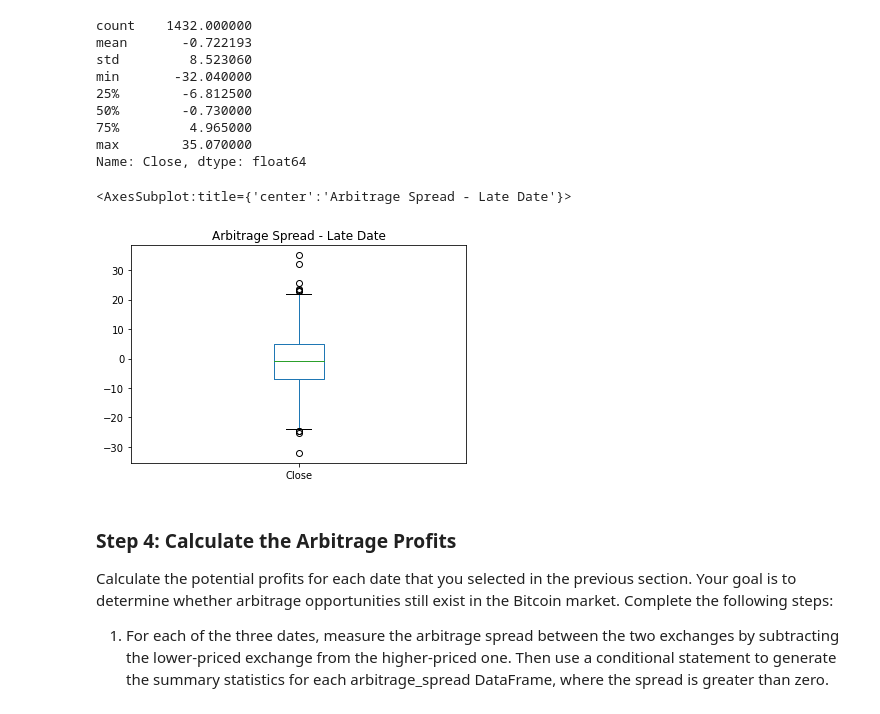
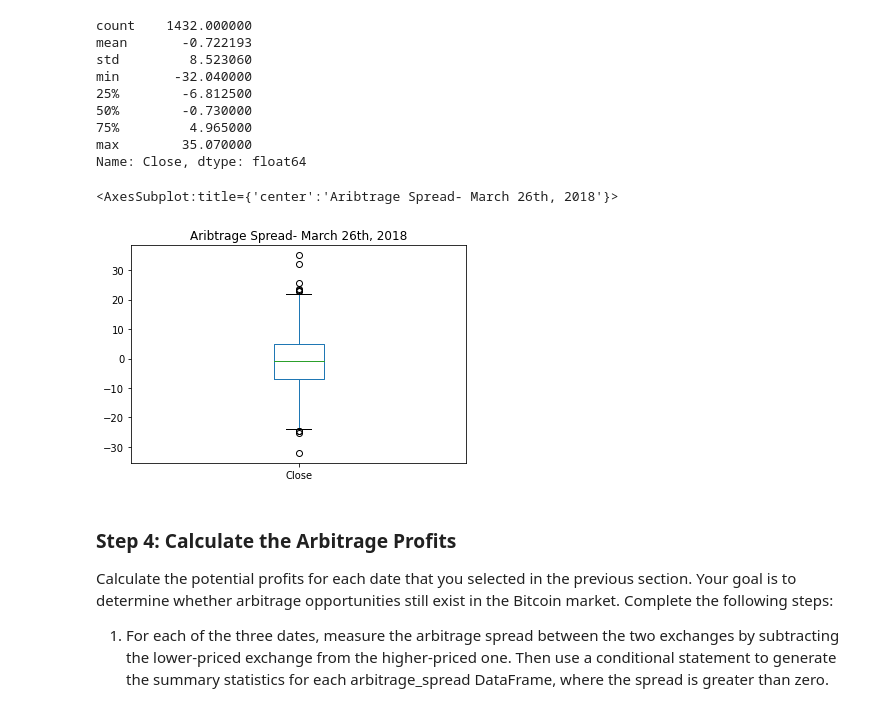
Before and after one commit to jtengsico/03-Financial-Analysis-Pandas, a Jupyter notebook: Starter_Code/crypto_arbitrage.ipynb, the cells around one changed output. Cells and saved outputs as stored; diff of their text form; code cells hidden in the pictures.

```diff
--- a/Starter_Code/crypto_arbitrage.ipynb
+++ b/Starter_Code/crypto_arbitrage.ipynb
@@ -420,6 +385,12 @@ Name: Close, dtype: float64
 # %%
 # Create an overlay plot that visualizes the two dataframes over a period of one day from late in the dataset.
 # Be sure that the plots include the parameters `legend`, `figsize`, `title`, `color` and `label`
-# YOUR CODE HERE
+bitstamp_late_close= bitstamp_sliced.loc['2018-03-26']
+bitstamp_late_close.plot(
+    legend= True, figsize=(17,12), title="March 26th, 2018", rot=45, color="orange", label="Bitstamp")
+
+coinbase_late_close= coinbase_sliced.loc['2018-03-26']
+coinbase_late_close.plot(
+    legend= True, figsize=(17,12), rot=45, color="purple", label="Coinbase")
 # %% [output]
 <AxesSubplot:title={'center':'March 26th, 2018'}, xlabel='Timestamp'>
@@ -427,10 +398,10 @@ Name: Close, dtype: float64
 # %%
 # Using the date from the late that you have selected, calculate the arbitrage spread
 # by subtracting the bitstamp lower closing prices from the coinbase higher closing prices
-arbitrage_spread_late = # YOUR CODE HERE
+arbitrage_spread_late = coinbase_late_close - bitstamp_late_close
 
 # Generate summary statistics for the late DataFrame
-.describe()
+arbitrage_spread_late.describe()
 # %% [output]
 count    1432.000000
 mean       -0.722193
@@ -443,10 +414,10 @@ max        35.070000
 Name: Close, dtype: float64
 # %%
 # Visualize the arbitrage spread from late in the dataset in a box plot
-# YOUR CODE HERE
+arbitrage_spread_late.plot(kind='box', title= "Aribtrage Spread- March 26th, 2018")
 # %% [output]
-<AxesSubplot:title={'center':'Arbitrage Spread - Late Date'}>
+<AxesSubplot:title={'center':'Aribtrage Spread- March 26th, 2018'}>
-[figure, old version]
+[figure, new version]
 # %% [markdown]
 ### Step 4: Calculate the Arbitrage Profits
 
```
Also changed, not shown: parts of 26 cells of this notebook.
